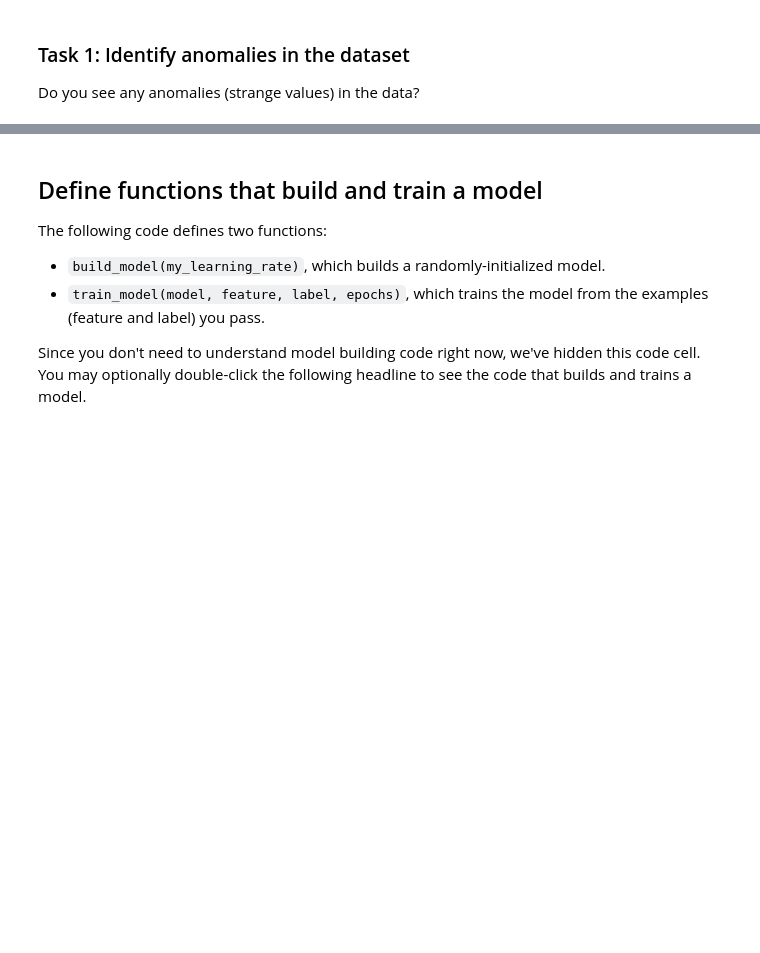
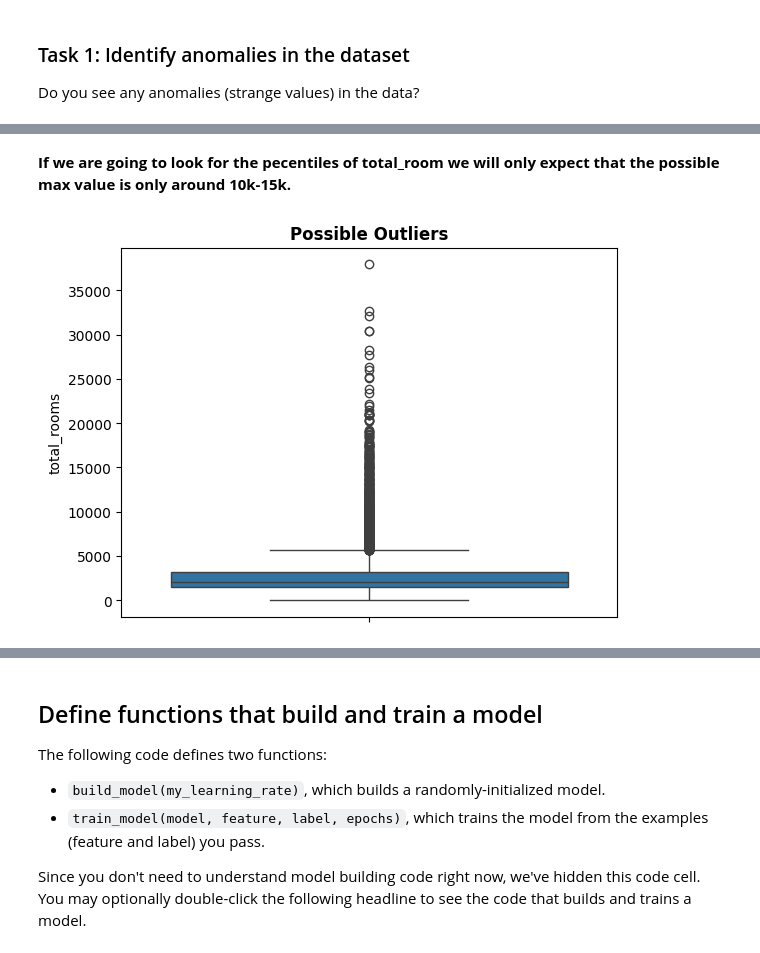
Before and after one commit to KurtGabrielAnduque/CPE-313, a Jupyter notebook: HOA_1_Using_Tensorflow_with_a_Real_Dataset_(with_solutions).ipynb, the cells around one changed output, grey strips where cells are left out. Drawn from its saved outputs; the diff is of its cells as text; code cells hidden in the pictures; blank space fills up the shorter version.

```diff
--- a/HOA_1_Using_Tensorflow_with_a_Real_Dataset_(with_solutions).ipynb
+++ b/HOA_1_Using_Tensorflow_with_a_Real_Dataset_(with_solutions).ipynb
@@ -128,0 +188,13 @@ Do you see any anomalies (strange values) in the data?
+# %% [markdown]
+<b>If we are going to look for the pecentiles of total_room we will only expect that the possible max value is only around 10k-15k.
+# %%
+# but if we run a box plot
+
+totalRooms = training_df['total_rooms']
+
+
+sns.boxplot(data = totalRooms)
+plt.title("Possible Outliers", weight = 'bold')
+plt.show()
+# %% [output]
+[figure, added]
```
Also changed, not shown: parts of 47 cells of this notebook.
